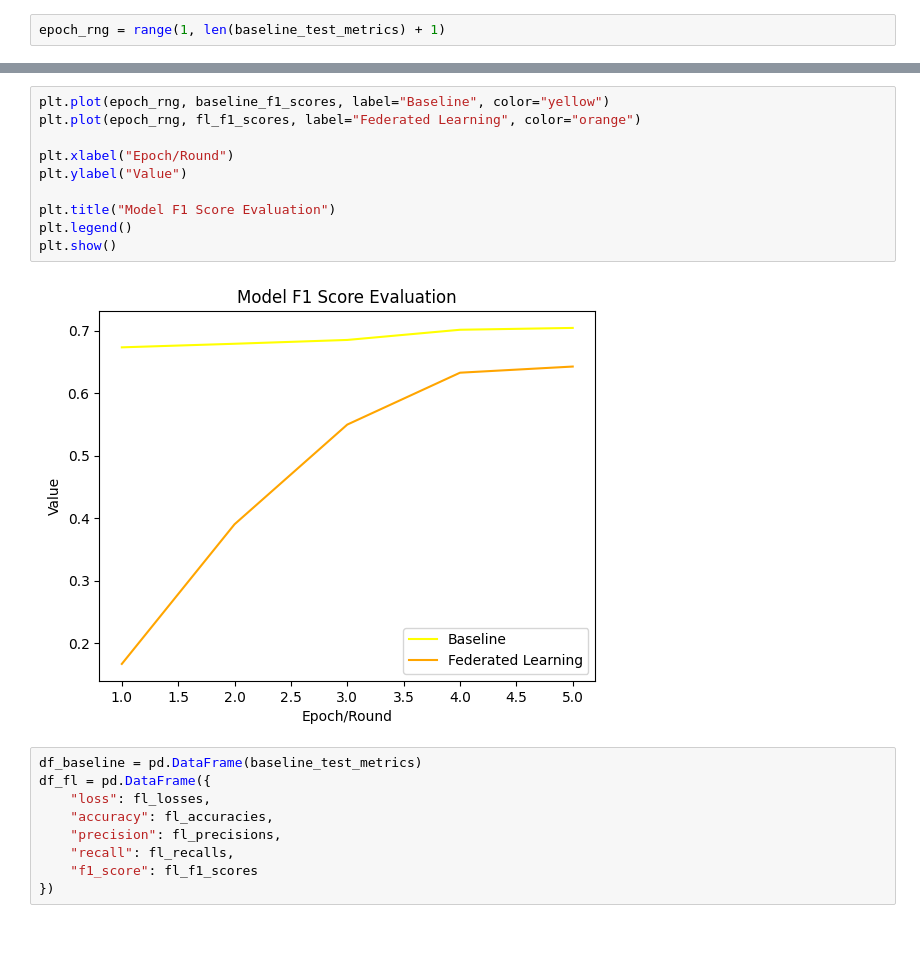
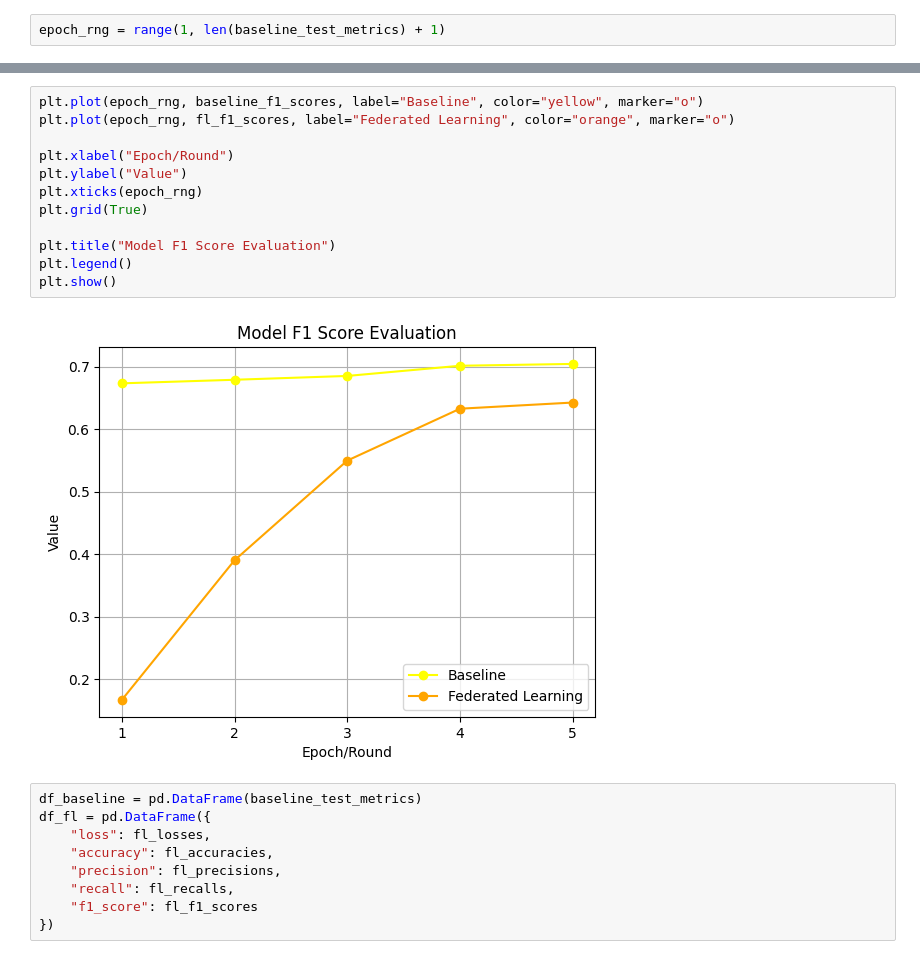
Before and after one commit to FIIT-Bc-projects/2024-Oksanich-DNLI, a Jupyter notebook: metrics_comp.ipynb, the cells around one changed output, grey strips where cells are left out. Cells and saved outputs as stored; diff of their text form.

```diff
--- a/metrics_comp.ipynb
+++ b/metrics_comp.ipynb
@@ -102,15 +110,17 @@ plt.show()
 # %%
-plt.plot(epoch_rng, baseline_f1_scores, label="Baseline", color="yellow")
-plt.plot(epoch_rng, fl_f1_scores, label="Federated Learning", color="orange")
+plt.plot(epoch_rng, baseline_f1_scores, label="Baseline", color="yellow", marker="o")
+plt.plot(epoch_rng, fl_f1_scores, label="Federated Learning", color="orange", marker="o")
 
 plt.xlabel("Epoch/Round")
 plt.ylabel("Value")
+plt.xticks(epoch_rng)
+plt.grid(True)
 
 plt.title("Model F1 Score Evaluation")
 plt.legend()
 plt.show()
 # %% [output]
-[figure, old version]
+[figure, new version]
 # %%
 df_baseline = pd.DataFrame(baseline_test_metrics)
 df_fl = pd.DataFrame({
```
Also changed, not shown: parts of 5 cells of this notebook.
